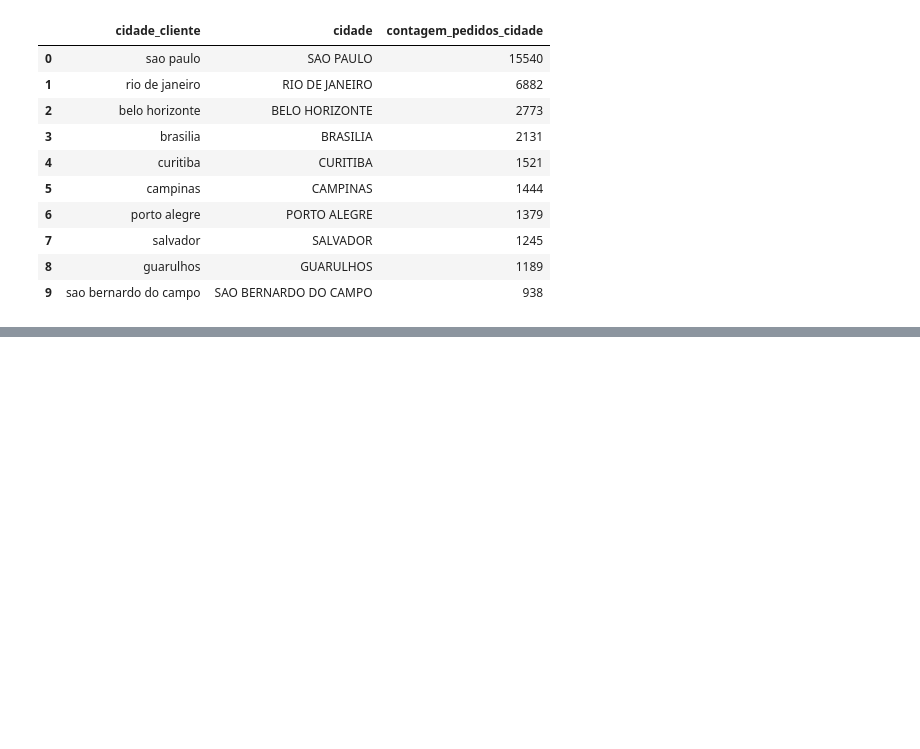
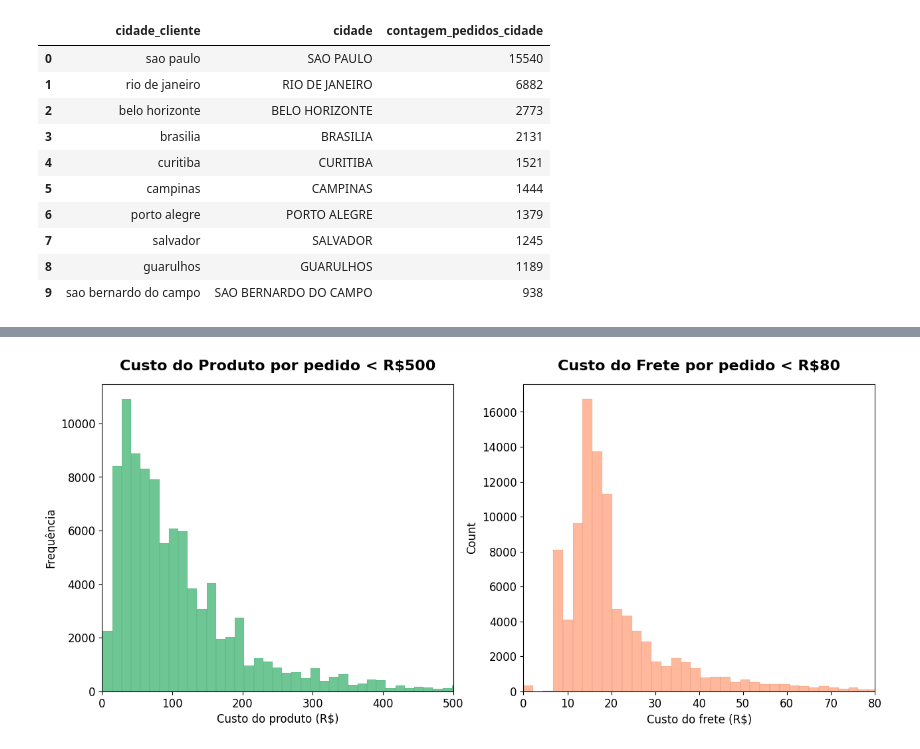
Before and after one commit to thaleswillreis/Analise-Dados-E-commerce, a Jupyter notebook: analise_dados.ipynb, the cells around one changed output, grey strips where cells are left out. Cells and saved outputs as stored; diff of their text form; code cells hidden in the pictures; blank space fills up the shorter version.

```diff
--- a/analise_dados.ipynb
+++ b/analise_dados.ipynb
@@ -246,0 +303,16 @@ plt.show()
+# %%
+# Consulta SQL para obter o preço do item e o valor do frete
+preco_produto_e_frete = """
+SELECT
+    orders.order_id,
+    SUM(price) AS preco_produto,
+    SUM(freight_value) AS custo_frete
+FROM
+    orders
+    JOIN order_items USING (order_id)
+WHERE order_status = 'delivered'
+GROUP BY orders.order_id
+"""
+
+df = pd.read_sql_query(preco_produto_e_frete, db_connection)
+df
@@ -246,0 +333,23 @@ plt.show()
+# %%
+# Gráfico de dispersão de preço e frete
+plt.figure(figsize=(15, 6))
+
+# Gráfico do custo do produto
+plt.subplot(1, 2, 1)
+sns.histplot(df['preco_produto'], bins=1000, color='#3CB371', kde=False)
+plt.title('Custo do Produto por pedido < R$500', pad=15, fontsize=16, fontweight='bold', color='black')
+plt.xlabel('Custo do produto (R$)')
+plt.ylabel('Frequência')
+plt.xlim([0, 500])
+
+# Gráfico do custo de frete
+plt.subplot(1, 2, 2)
+sns.histplot(df['custo_frete'], bins=800, color='#FFA07A', kde=False)
+plt.title('Custo do Frete por pedido < R$80', pad=15, fontsize=16, fontweight='bold', color='black')
+plt.xlabel('Custo do frete (R$)')
+plt.xlim([0, 80])
+
+# Mostrar os gráficos
+plt.show()
+# %% [output]
+[figure, added]
```
Also changed, not shown: parts of 14 cells of this notebook.
